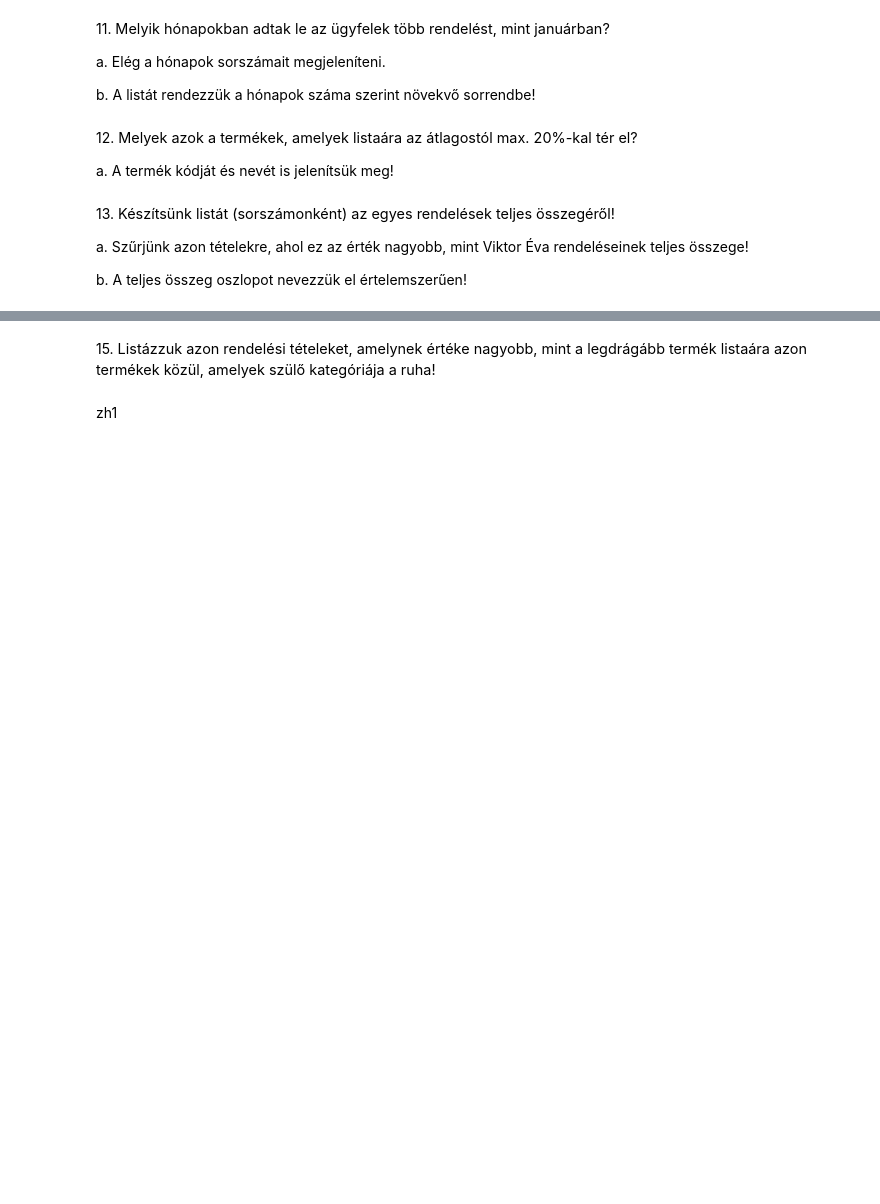
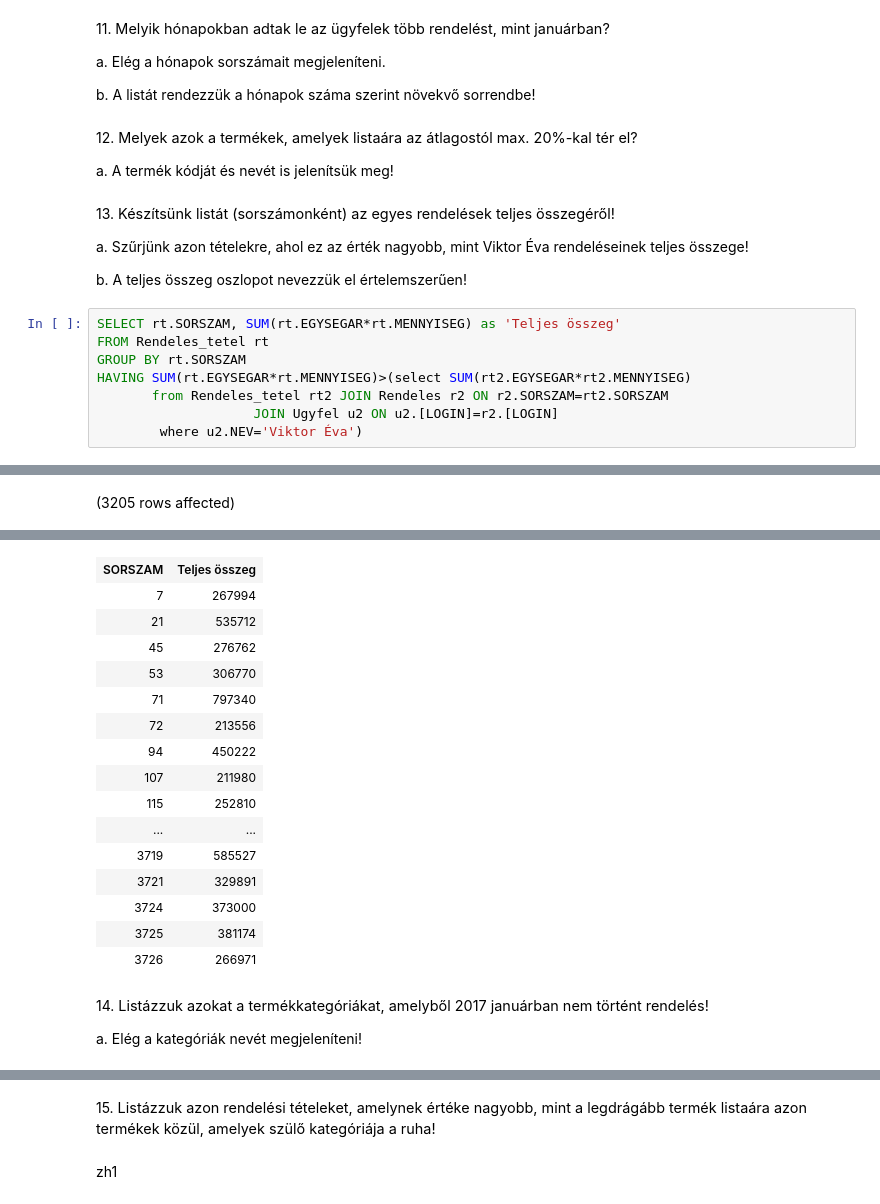
Before and after one commit to mlevente0703/sqlgyak03, a Jupyter notebook: gyakorlat06_feladatok.ipynb, the cells around one changed output, grey strips where cells are left out. Saved outputs shown, nothing was run; the diff lists cells and outputs as text; blank space fills up the shorter version.

```diff
--- a/gyakorlat06_feladatok.ipynb
+++ b/gyakorlat06_feladatok.ipynb
@@ -172,3 +172,12 @@ a. A termék kódját és nevét is jelenítsük meg!
 a. Szűrjünk azon tételekre, ahol ez az érték nagyobb, mint Viktor Éva rendeléseinek teljes összege!
 
 b. A teljes összeg oszlopot nevezzük el értelemszerűen!
+# %%
+SELECT rt.SORSZAM, SUM(rt.EGYSEGAR*rt.MENNYISEG) as 'Teljes összeg'
+FROM Rendeles_tetel rt
+GROUP BY rt.SORSZAM
+HAVING SUM(rt.EGYSEGAR*rt.MENNYISEG)>(select SUM(rt2.EGYSEGAR*rt2.MENNYISEG)
+       from Rendeles_tetel rt2 JOIN Rendeles r2 ON r2.SORSZAM=rt2.SORSZAM
+                    JOIN Ugyfel u2 ON u2.[LOGIN]=r2.[LOGIN]
+        where u2.NEV='Viktor Éva')
+# %% [output]
@@ -174,0 +185 @@ b. A teljes összeg oszlopot nevezzük el értelemszerűen!
+(3205 rows affected)
@@ -175,2 +187,22 @@ b. A teljes összeg oszlopot nevezzük el értelemszerűen!
+| SORSZAM | Teljes összeg |
+| 7 | 267994 |
+| 21 | 535712 |
+| 45 | 276762 |
+| 53 | 306770 |
+| 71 | 797340 |
+| 72 | 213556 |
+| 94 | 450222 |
+| 107 | 211980 |
+| 115 | 252810 |
+| ... | ... |
+| 3719 | 585527 |
+| 3721 | 329891 |
+| 3724 | 373000 |
+| 3725 | 381174 |
+| 3726 | 266971 |
+# %% [markdown]
+14. <span style="background-color: rgb(255, 255, 255); color: rgb(0, 0, 0); font-family: &quot;Open Sans&quot;, sans-serif; font-size: 14.44px;">Listázzuk azokat a termékkategóriákat, amelyből 2017 januárban nem történt rendelés!&nbsp;</span>
+
+a. Elég a kategóriák nevét megjeleníteni!
 # %%
 # %% [output]
```
Also changed, not shown: parts of 3 cells of this notebook.
